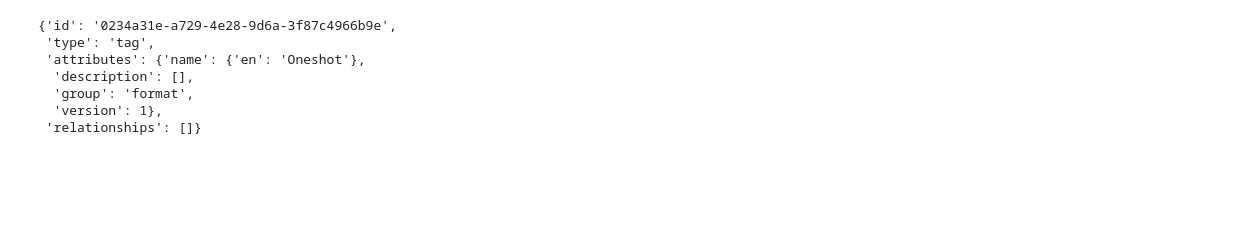
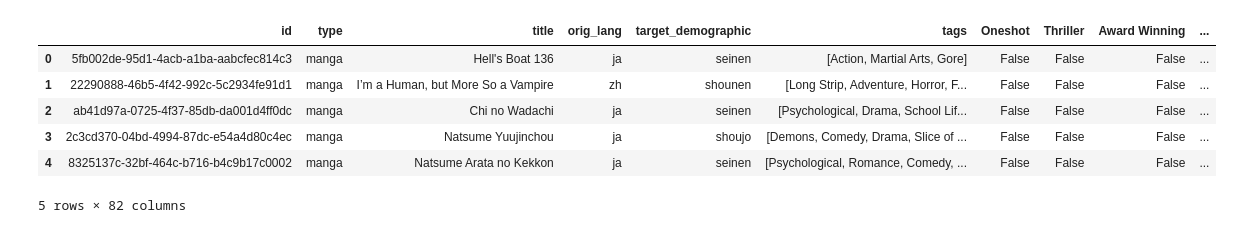
Before and after one commit to Fispit/mangadex-stats, a Jupyter notebook: api_testing_restore - Copy.ipynb, the cells around one changed output. Drawn from its saved outputs; the diff is of its cells as text; code cells hidden in the pictures; blank space fills up the shorter version.

Commit message:
Made the tags into categorical data for proper filtering for analysis

```diff
--- a/api_testing_restore - Copy.ipynb
+++ b/api_testing_restore - Copy.ipynb
@@ -8,13 +45,14 @@ from elasticsearch import Elasticsearch,helpers,exceptions
 # %%
 
+
 baseurl="https://api.mangadex.org/manga"
-
 loopnum=0
 request_entries=100
 manga_list=[]
-while len(manga_list)<500:
-    publication_demographic=['shounen','shoujo','josei','seinen']
-    payload={'limit':100,'hasAvailableChapters':"1","offset":len(manga_list),'contentRating[]':['safe','suggestive'],'publicationDemographic[]':publication_demographic}#,'order[]':{'updatedAt':'asc'
+publication_demographic=['shounen','shoujo','josei','seinen']
+while len(manga_list)<10000:
+
+    payload={'limit':100,'hasAvailableChapters':"1","offset":len(manga_list),'contentRating[]':['safe','suggestive'],'publicationDemographic[]':publication_demographic,'availableTranslatedLanguage[]':['en','es','es-la']}#,'order[]':{'updatedAt':'asc'
     data_req=requests.get(baseurl,params=payload)
 
      #url=f"https://api.mangadex.org/manga?limit=100&offset={len(manga_list)}&contentRating=safe,suggestive&&order=updatedAt=asc"
@@ -32,29 +70,18 @@ while len(manga_list)<500:
         entrydict['title']=manga['attributes']['title'][title_lang]
         entrydict['orig_lang']=manga['attributes']['originalLanguage']
         entrydict['target_demographic']=manga['attributes']['publicationDemographic']
-        entrydict['total_chapters']=manga['attributes']['lastChapter']
+        #entrydict['total_chapters']=manga['attributes']['lastChapter']
         tags=[]
         for tag in manga['attributes']['tags']:
-            tags.append(tag['id'])
+            tagname=avail_tags[avail_tags.id==tag['id']].name
+            #tagname=tagname.str.replace("'","").replace(" ","-")
+            tagname=tagname.tolist()[0]
+
+            tags.append(tagname)
+
         entrydict['tags']=tags
         manga_list.append(entrydict)
     request_entries=len(manga_data)
     loopnum=loopnum+1
     sleep(.02)
 #
-
-
-
-manga_df=pd.DataFrame(manga_list)
-
-
-
-
-
-
-
-    #translatedtest
-    #print(f"Error {data_req['errors'][0]['status']}: {data_req['errors'][0]['detail']}")
-
-
-manga_df.to_csv('./resources/manga_list.csv')
@@ -116,27 +88,18 @@ manga_df.sort_values('total_chapters')
-# %%
-#getting and organizing tag list
-baseurl="https://api.mangadex.org/"
-taglist=requests.get(baseurl+"manga/tag")
-taglist=taglist.json()["data"]
-
-taglist[0]
-data=[]
-
-for entry in taglist:
-    entrydict={}
-    entrydict['id']=entry['id']
-    entrydict['type']=entry['type']
-    entrydict['name']=entry['attributes']['name']['en']
-    entrydict['group']=entry['attributes']['group']
-    data.append(entrydict)
-
-avail_tags=pd.DataFrame(data)
-avail_tags.to_csv("./resources/tag_list.csv")
-# %% [output]
-{'id': '0234a31e-a729-4e28-9d6a-3f87c4966b9e',
- 'type': 'tag',
- 'attributes': {'name': {'en': 'Oneshot'},
-  'description': [],
-  'group': 'format',
-  'version': 1},
- 'relationships': []}
+# %%
+manga_df=pd.DataFrame(manga_list)
+for element in avail_tags.name:
+
+    manga_df[element]=manga_df["tags"].apply(lambda x:element in x)
+
+
+
+manga_df.to_pickle('./resources/manga_list.pckl')
+manga_df.head()
+# %% [output]
+|  | id | type | title | orig_lang | target_demographic | tags | Oneshot | Thriller | Award Winning | ... |
+| 0 | 5fb002de-95d1-4acb-a1ba-aabcfec814c3 | manga | Hell's Boat 136 | ja | seinen | [Action, Martial Arts, Gore] | False | False | False | ... |
+| 1 | 22290888-46b5-4f42-992c-5c2934fe91d1 | manga | I’m a Human, but More So a Vampire | zh | shounen | [Long Strip, Adventure, Horror, F... | False | False | False | ... |
+| 2 | ab41d97a-0725-4f37-85db-da001d4ff0dc | manga | Chi no Wadachi | ja | seinen | [Psychological, Drama, School Lif... | False | False | False | ... |
+| 3 | 2c3cd370-04bd-4994-87dc-e54a4d80c4ec | manga | Natsume Yuujinchou | ja | shoujo | [Demons, Comedy, Drama, Slice of ... | False | False | False | ... |
+| 4 | 8325137c-32bf-464c-b716-b4c9b17c0002 | manga | Natsume Arata no Kekkon | ja | seinen | [Psychological, Romance, Comedy, ... | False | False | False | ... |
+5 rows × 82 columns
```
Also changed, not shown: parts of 12 cells of this notebook, 2 other files.
